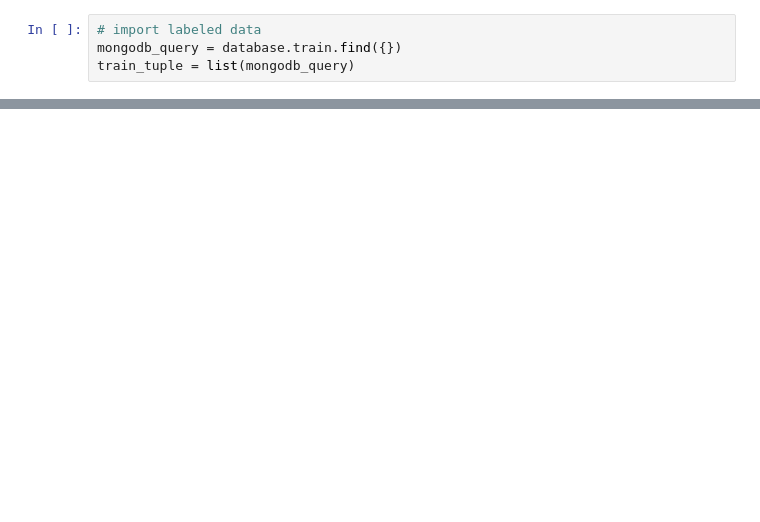
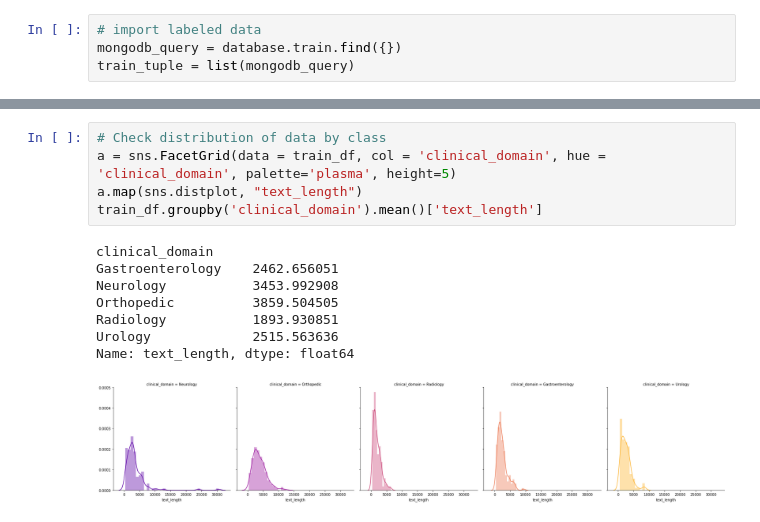
Before and after one commit to harrisonized/medical-notes-kaggle, a Jupyter notebook: eda.ipynb, the cells around one changed output, grey strips where cells are left out. Drawn from its saved outputs; the diff is of its cells as text; blank space fills up the shorter version.

```diff
--- a/eda.ipynb
+++ b/eda.ipynb
@@ -54,0 +60,14 @@ train_df
+# %%
+# Check distribution of data by class
+a = sns.FacetGrid(data = train_df, col = 'clinical_domain', hue = 'clinical_domain', palette='plasma', height=5)
+a.map(sns.distplot, "text_length")
+train_df.groupby('clinical_domain').mean()['text_length']
+# %% [output]
+clinical_domain
+Gastroenterology    2462.656051
+Neurology           3453.992908
+Orthopedic          3859.504505
+Radiology           1893.930851
+Urology             2515.563636
+Name: text_length, dtype: float64
+[figure, added]
```
Also changed, not shown: parts of 9 cells of this notebook, 3 other files.
